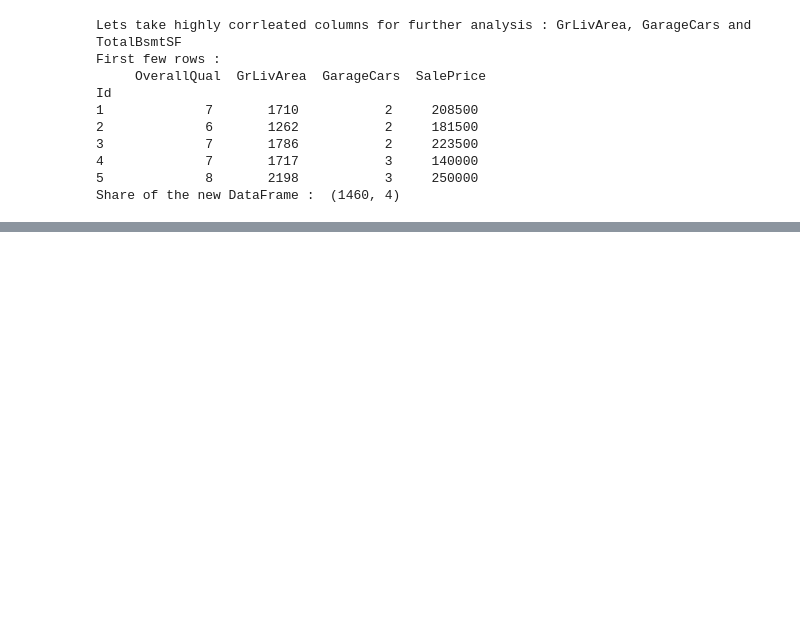
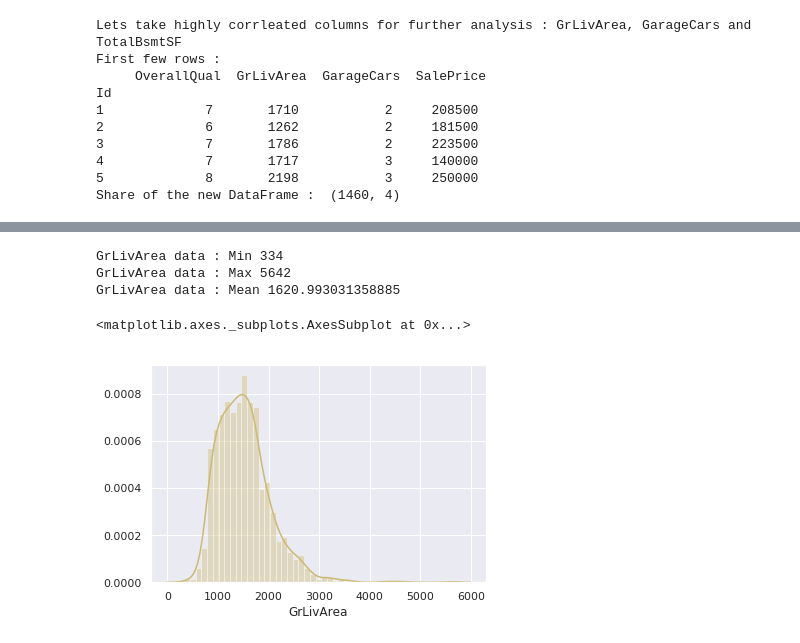
Before and after one commit to SudhakarAnemu/AI-DS-ML-DL-, a Jupyter notebook: ML/jsHousingPractice.ipynb, the cells around one changed output, grey strips where cells are left out. Saved outputs shown, nothing was run; the diff lists cells and outputs as text; code cells hidden in the pictures; blank space fills up the shorter version.

```diff
--- a/ML/jsHousingPractice.ipynb
+++ b/ML/jsHousingPractice.ipynb
@@ -426,0 +599,16 @@ Share of the new DataFrame :  (1460, 4)
+# %%
+# Distribution of Features
+
+arr = dataset["GrLivArea"].unique()
+# print("GrLivArea : ", arr)
+print("GrLivArea data : Min", arr.min())
+print("GrLivArea data : Max", arr.max())
+print("GrLivArea data : Mean", arr.mean())
+sns.set();
+sns.distplot(dataset.GrLivArea, color="y", hist=True, kde=True)
+# %% [output]
+GrLivArea data : Min 334
+GrLivArea data : Max 5642
+GrLivArea data : Mean 1620.993031358885
+<matplotlib.axes._subplots.AxesSubplot at 0x...>
+[figure, added]
```
Also changed, not shown: parts of 15 cells of this notebook.
